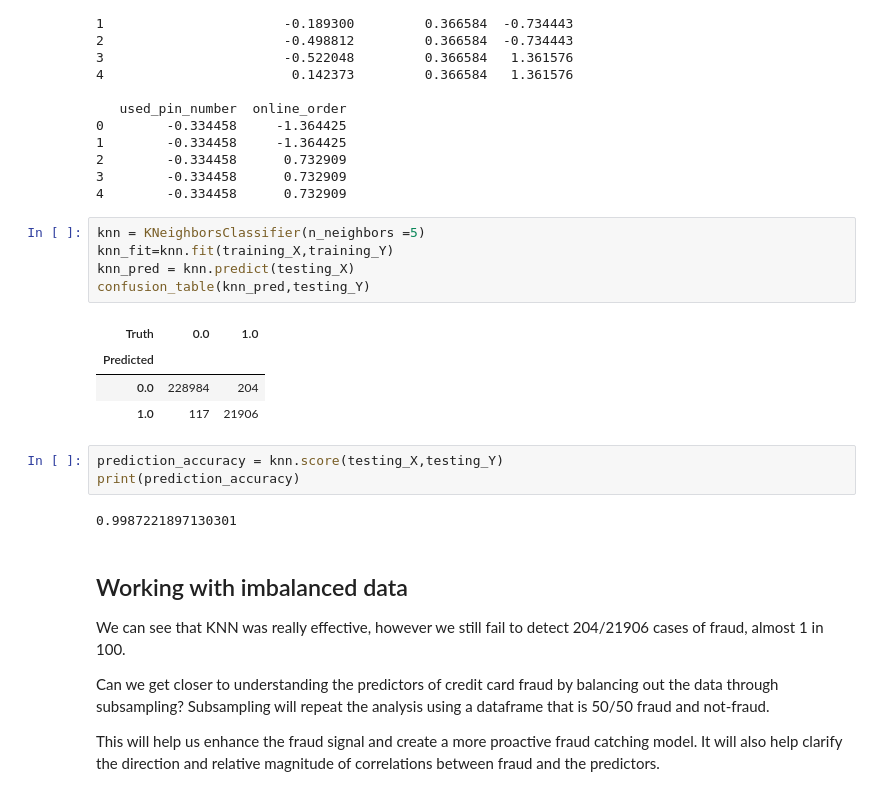
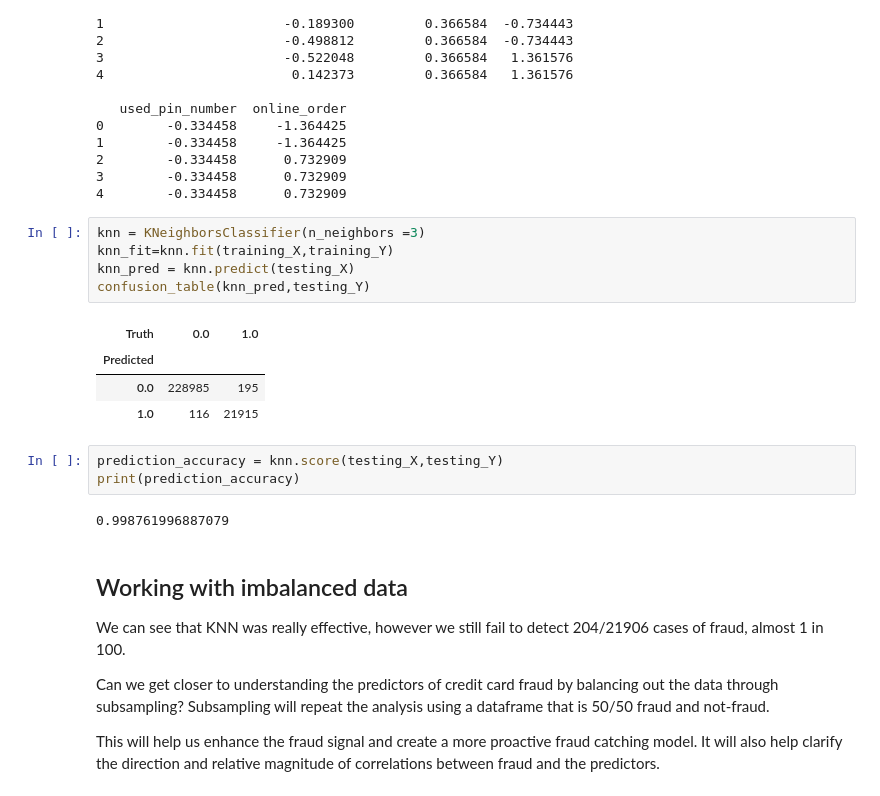
Before and after one commit to gordonmod8/team_project, a Jupyter notebook: src/credit_card_fraud_code.ipynb, the cells around one changed output. Drawn from its saved outputs; the diff is of its cells as text.

```diff
--- a/src/credit_card_fraud_code.ipynb
+++ b/src/credit_card_fraud_code.ipynb
@@ -204,20 +204,20 @@ testing_Y = df.loc[~split, 'fraud']
 3        -0.334458      0.732909
 4        -0.334458      0.732909
 # %%
-knn = KNeighborsClassifier(n_neighbors =5)
+knn = KNeighborsClassifier(n_neighbors =3)
 knn_fit=knn.fit(training_X,training_Y)
 knn_pred = knn.predict(testing_X)
 confusion_table(knn_pred,testing_Y)
 # %% [output]
 | Truth | 0.0 | 1.0 |
 | Predicted |  |  |
-| 0.0 | 228984 | 204 |
-| 1.0 | 117 | 21906 |
+| 0.0 | 228985 | 195 |
+| 1.0 | 116 | 21915 |
 # %%
 prediction_accuracy = knn.score(testing_X,testing_Y)
 print(prediction_accuracy)
 # %% [output]
-0.9987221897130301
+0.998761996887079
 # %% [markdown]
 ## Working with imbalanced data
 
```
Also changed, not shown: parts of 2 cells of this notebook.
